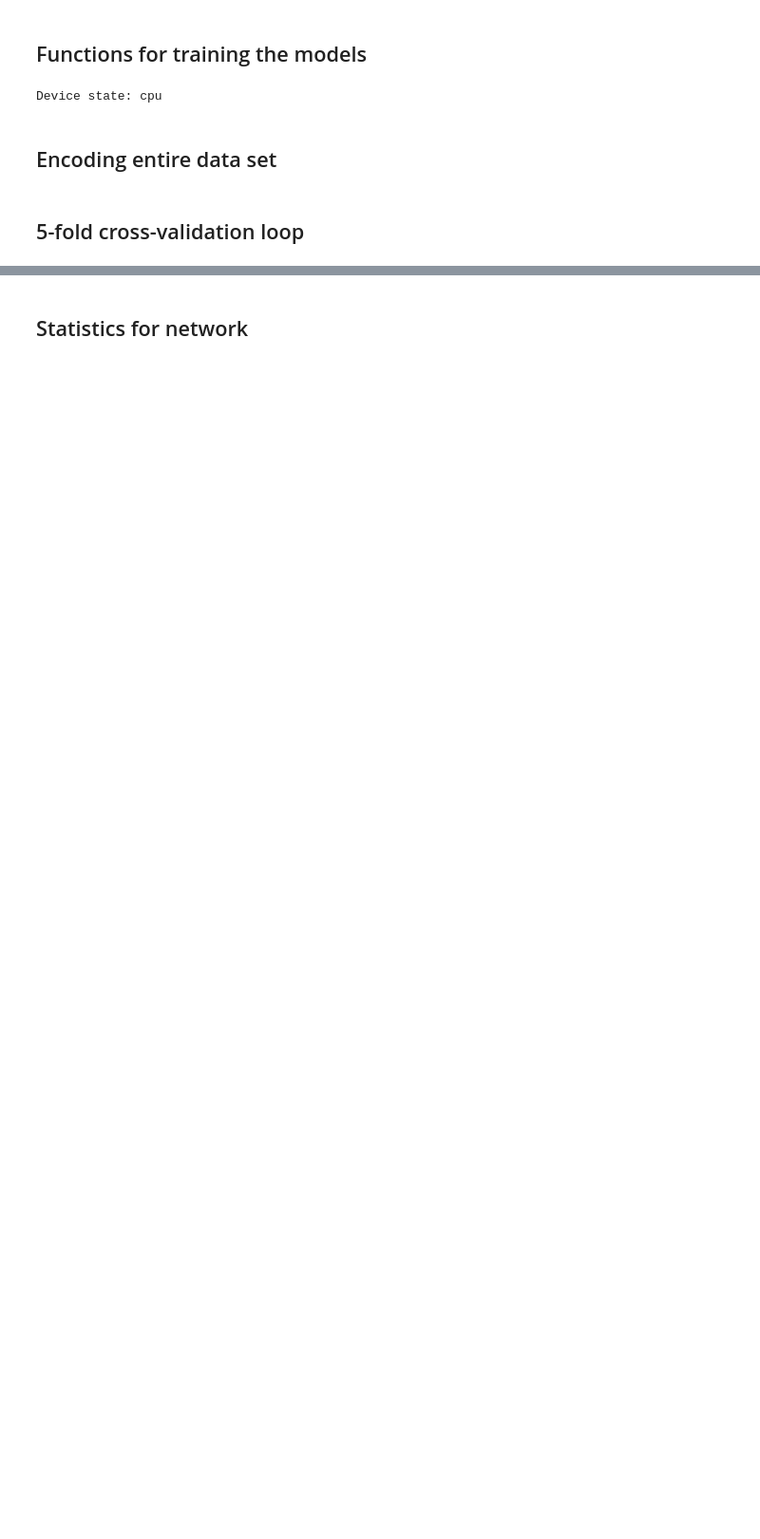
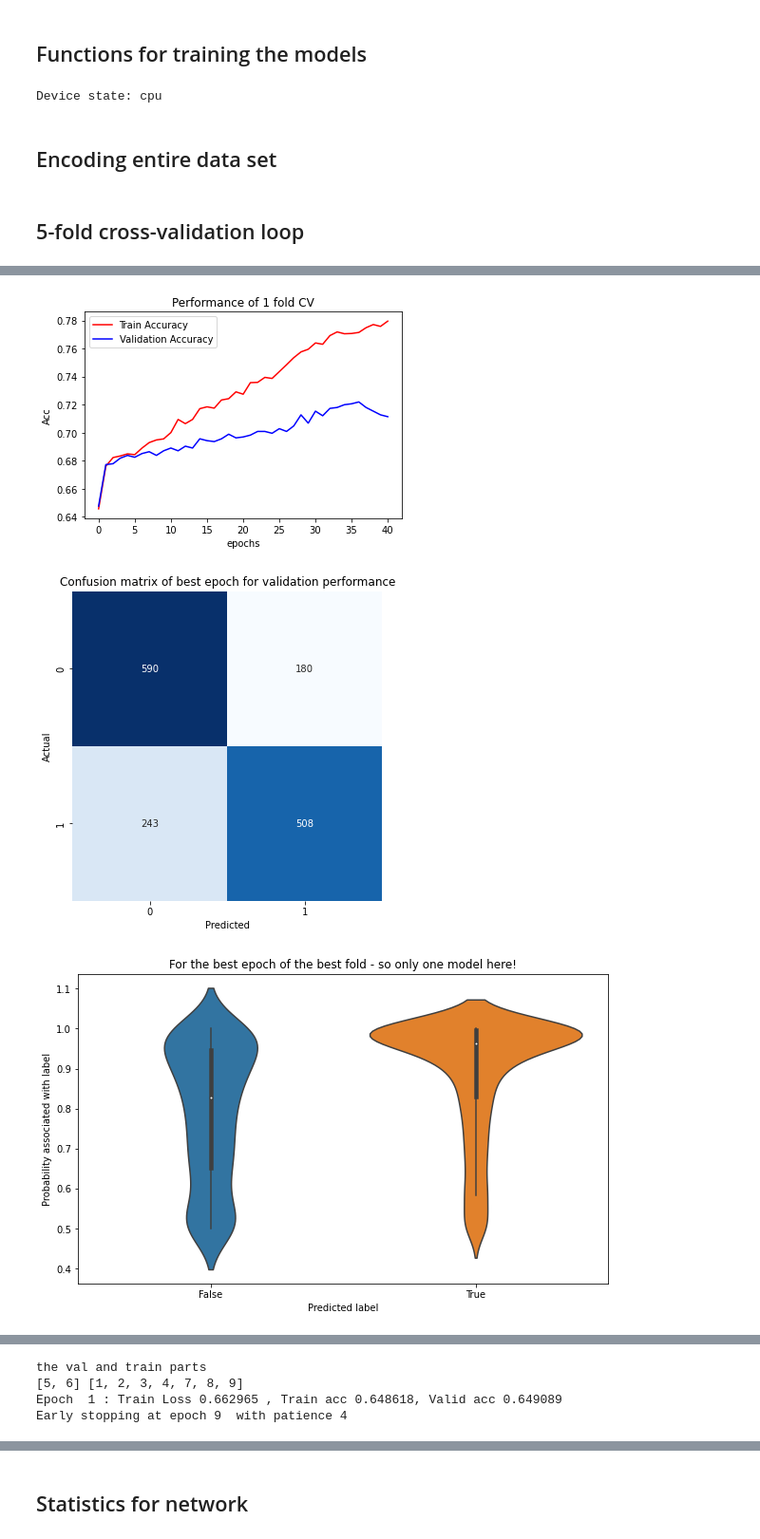
Before and after one commit to christian-creator/DL_peptide_immunogenecity, a Jupyter notebook: notebooks/partition_loop.ipynb, the cells around one changed output, grey strips where cells are left out. Shown at 95% size. Saved outputs shown, nothing was run; the diff lists cells and outputs as text; code cells hidden in the pictures; blank space fills up the shorter version.

```diff
--- a/notebooks/partition_loop.ipynb
+++ b/notebooks/partition_loop.ipynb
@@ -327,7 +455,7 @@ all_peptides_encoded,all_HLA_encoded,all_binding_scores_encoded,all_label_encode
 # %%
 N = len(all_data)
 K = 5
-no_epoch = 30
+no_epoch = 100
 
 testing = True
 part_dict = {0:[0,1], 1:[2,3], 2:[4,5], 3:[6,7], 4:[8,9]}
@@ -401,7 +529,6 @@ for i in range(K):
     binding_val = val_binding_scores_encoded.reshape(-1,1)
     label_val = val_label_encoded.reshape(-1)
 
-
     ## Batches for training the model ##
     peptide_train_loader = list(DataLoader(peptide_train,batch_size=batch_size))
     HLA_train_loader = list(DataLoader(HLA_train,batch_size=batch_size))
@@ -420,6 +547,10 @@ for i in range(K):
     net.apply(initialize_weights)
 
     trained_model,train_accuracies,val_accuracies,all_val_targets_pr_epoch,all_val_predictions_pr_epoch,all_val_probabilities_pr_epoch= train(net,device,no_epoch,train_loaders,val_loaders)
+    plot_epochs(1, [train_accuracies], [val_accuracies])
+    k_fold_confusion_matrix(1, [val_accuracies], [all_val_targets_pr_epoch], [all_val_predictions_pr_epoch])
+    violin_one_fold(val_accuracies, all_val_targets_pr_epoch, all_val_predictions_pr_epoch, all_val_probabilities_pr_epoch)
+
     lst_train_accuracies.append(train_accuracies)
     lst_val_accuracies.append(val_accuracies)
     lst_val_predictions.append(np.array(all_val_predictions_pr_epoch))
@@ -427,7 +558,6 @@ for i in range(K):
     lst_val_probabilities.append(np.array(all_val_probabilities_pr_epoch))
 
     if testing == True:
-
         test_outputs = trained_model(peptide_test_loader[0],HLA_test_loader[0],binding_score_test_loader[0])
         probability,predicted_labels =  torch.max(test_outputs, 1)
         test_accuracies = accuracy_score(label_test,predicted_labels)
@@ -456,0 +578,3 @@ Epoch 21 : Train Loss 0.514534 , Train acc 0.798916, Valid acc 0.708333
+[figure, added]
+[figure, added]
+[figure, added]
@@ -456,0 +598,4 @@ Epoch 21 : Train Loss 0.514534 , Train acc 0.798916, Valid acc 0.708333
+the val and train parts
+[5, 6] [1, 2, 3, 4, 7, 8, 9]
+Epoch  1 : Train Loss 0.662965 , Train acc 0.648618, Valid acc 0.649089
+Early stopping at epoch 9  with patience 4
```
Also changed, not shown: parts of 14 cells of this notebook.
